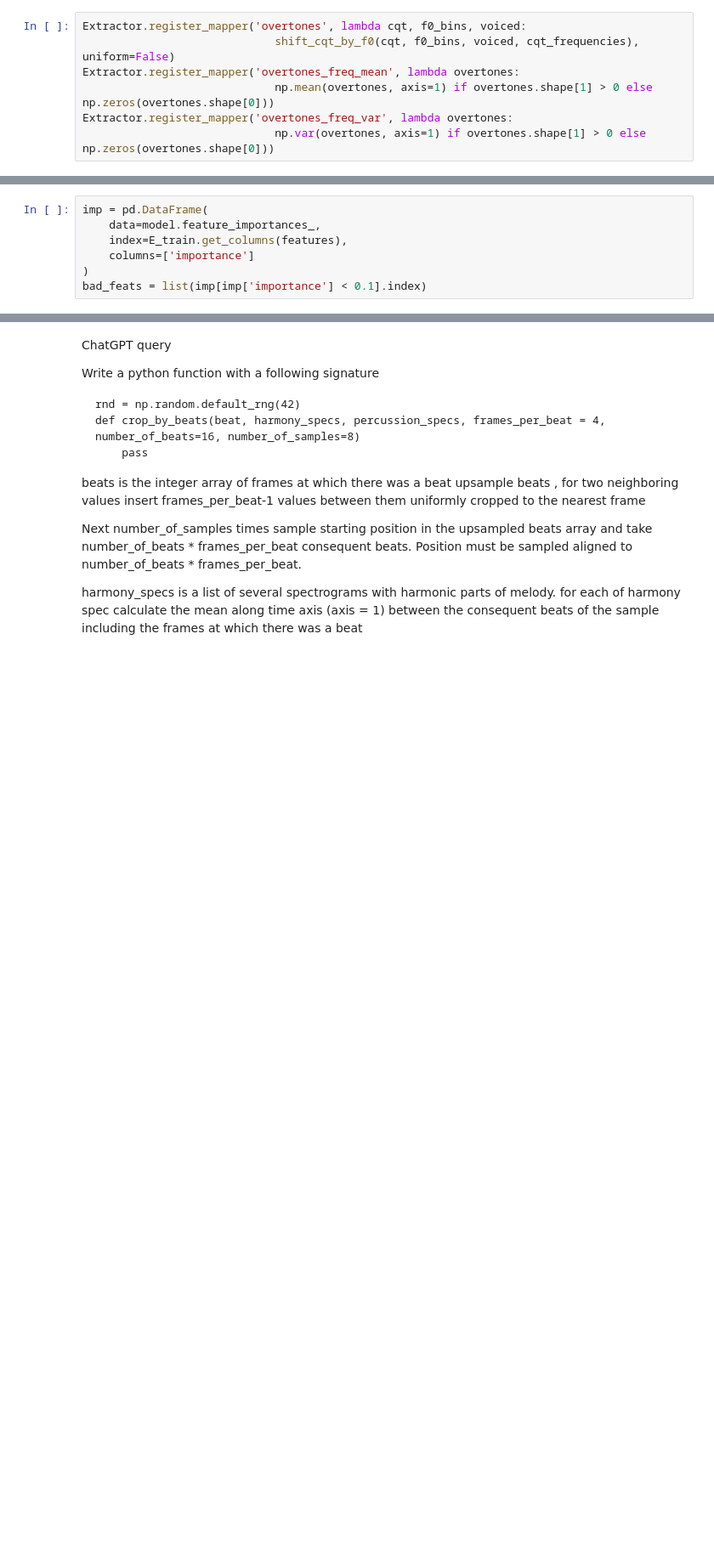
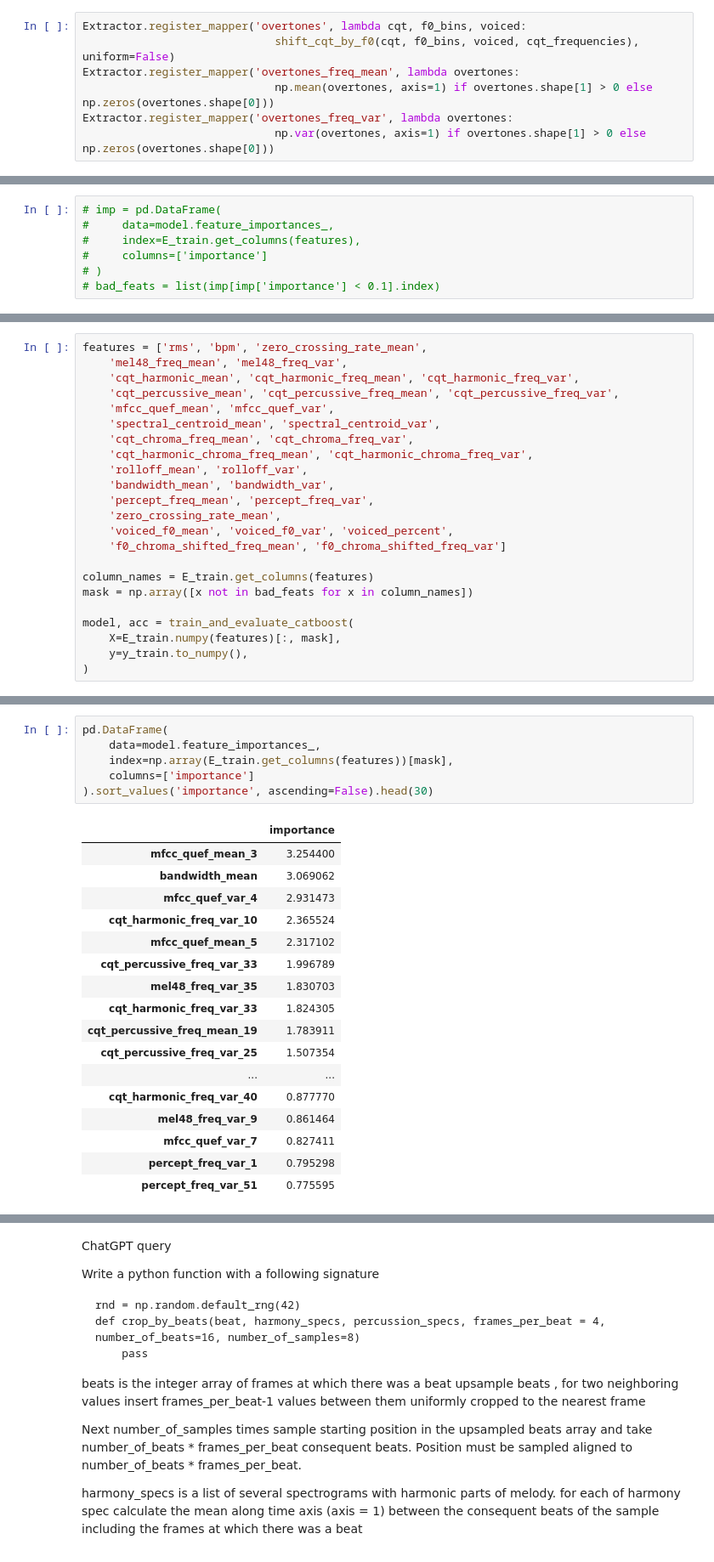
Before and after one commit to dmitrysluch/ariel-tds-music-genre, a Jupyter notebook: genre_detenction_ext.ipynb, the cells around one changed output, grey strips where cells are left out. Shown at 85% size. Cells and saved outputs as stored; diff of their text form; blank space fills up the shorter version.

```diff
--- a/genre_detenction_ext.ipynb
+++ b/genre_detenction_ext.ipynb
@@ -1165,7 +1177,7 @@ model, acc = train_and_evaluate_catboost(
 # %%
-imp = pd.DataFrame(
-    data=model.feature_importances_,
-    index=E_train.get_columns(features),
-    columns=['importance']
-)
-bad_feats = list(imp[imp['importance'] < 0.1].index)
+# imp = pd.DataFrame(
+#     data=model.feature_importances_,
+#     index=E_train.get_columns(features),
+#     columns=['importance']
+# )
+# bad_feats = list(imp[imp['importance'] < 0.1].index)
@@ -1214,0 +1289,23 @@ model, acc = train_and_evaluate_catboost(
+# %%
+features = ['rms', 'bpm', 'zero_crossing_rate_mean',
+    'mel48_freq_mean', 'mel48_freq_var',
+    'cqt_harmonic_mean', 'cqt_harmonic_freq_mean', 'cqt_harmonic_freq_var',
+    'cqt_percussive_mean', 'cqt_percussive_freq_mean', 'cqt_percussive_freq_var',
+    'mfcc_quef_mean', 'mfcc_quef_var',
+    'spectral_centroid_mean', 'spectral_centroid_var',
+    'cqt_chroma_freq_mean', 'cqt_chroma_freq_var',
+    'cqt_harmonic_chroma_freq_mean', 'cqt_harmonic_chroma_freq_var',
+    'rolloff_mean', 'rolloff_var',
+    'bandwidth_mean', 'bandwidth_var',
+    'percept_freq_mean', 'percept_freq_var',
+    'zero_crossing_rate_mean',
+    'voiced_f0_mean', 'voiced_f0_var', 'voiced_percent',
+    'f0_chroma_shifted_freq_mean', 'f0_chroma_shifted_freq_var']
+
+column_names = E_train.get_columns(features)
+mask = np.array([x not in bad_feats for x in column_names])
+
+model, acc = train_and_evaluate_catboost(
+    X=E_train.numpy(features)[:, mask],
+    y=y_train.to_numpy(),
+)
@@ -1214,0 +1330,24 @@ model, acc = train_and_evaluate_catboost(
+# %%
+pd.DataFrame(
+    data=model.feature_importances_,
+    index=np.array(E_train.get_columns(features))[mask],
+    columns=['importance']
+).sort_values('importance', ascending=False).head(30)
+# %% [output]
+|  | importance |
+| mfcc_quef_mean_3 | 3.254400 |
+| bandwidth_mean | 3.069062 |
+| mfcc_quef_var_4 | 2.931473 |
+| cqt_harmonic_freq_var_10 | 2.365524 |
+| mfcc_quef_mean_5 | 2.317102 |
+| cqt_percussive_freq_var_33 | 1.996789 |
+| mel48_freq_var_35 | 1.830703 |
+| cqt_harmonic_freq_var_33 | 1.824305 |
+| cqt_percussive_freq_mean_19 | 1.783911 |
+| cqt_percussive_freq_var_25 | 1.507354 |
+| ... | ... |
+| cqt_harmonic_freq_var_40 | 0.877770 |
+| mel48_freq_var_9 | 0.861464 |
+| mfcc_quef_var_7 | 0.827411 |
+| percept_freq_var_1 | 0.795298 |
+| percept_freq_var_51 | 0.775595 |
```
Also changed, not shown: parts of 39 cells of this notebook.
